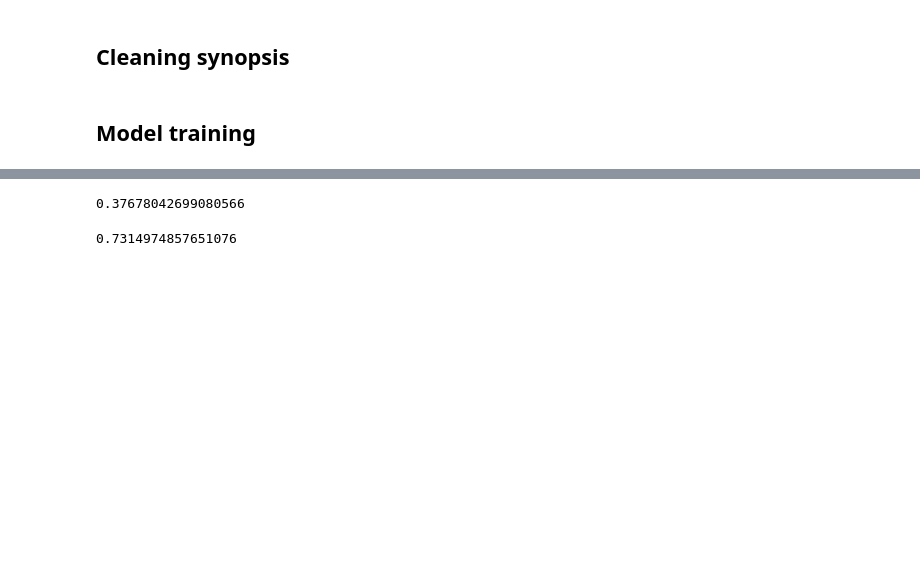
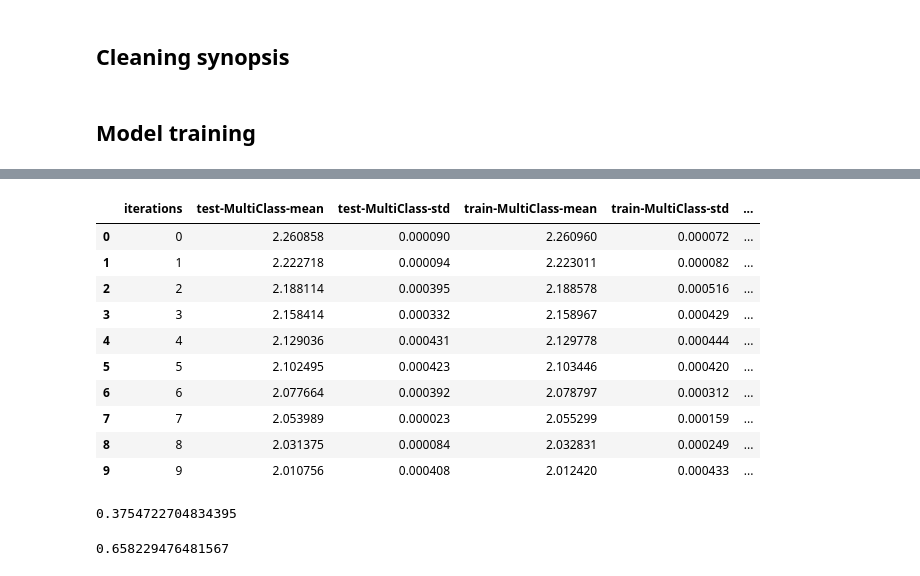
Before and after one commit to HermineGrigoryan/imdb, a Jupyter notebook: catboost_classifier.ipynb, the cells around one changed output, grey strips where cells are left out. Drawn from its saved outputs; the diff is of its cells as text; code cells hidden in the pictures; blank space fills up the shorter version.

```diff
--- a/catboost_classifier.ipynb
+++ b/catboost_classifier.ipynb
@@ -26,7 +15,7 @@ from sklearn.model_selection import RandomizedSearchCV
 # %%
 import functions
 # %%
-imdb_df = pd.read_csv('data/imdb_not_encoded.csv')
+imdb_df = pd.read_csv('data/imdb_encoded.csv')
 # %% [markdown]
 ## Data Preparation
 # %%
@@ -106,3 +88,7 @@ indep_vars = model_df.columns.drop(['imdb_rating', 'imdb_rating_cat', 'page_url'
+# %%
+dep_var = f'imdb_rating_cat'
+indep_vars = ['duration', 'votes', 'release_start', 'release_month',
+                'tv_series', 'title', 'director', 'actors', 'genre']
 # %%
 X = model_df[indep_vars]
 y = model_df[dep_var]
@@ -121,6 +107,6 @@ X_train.shape, X_test.shape
 # %%
 cat_features = ['actors', 'director', 'genre']
-text_features = ['synopsis', 'title']
+text_features = ['title']
 
 train_dataset = Pool(data=X_train,
                      label=y_train,
@@ -132,20 +118,20 @@ eval_dataset = Pool(data=X_test,
                     cat_features=cat_features,
                     text_features=text_features)
 
-params = {"iterations": 100,
+params = {"iterations": 10,
           "depth": 2,
           "loss_function": "MultiClass",
-          "eval_metric": "AUC",
+          "custom_loss": "AUC",
           "verbose": True}
 
-scores = cv(cv_dataset,
+scores = cv(train_dataset,
             params,
             fold_count=2,
             plot="True")
 
 # # Initialize CatBoostClassifier
-# model = CatBoostClassifier(iterations=10,
-#                            learning_rate=0.1,
+# model = CatBoostClassifier(iterations=100,
+#                            learning_rate=0.01,
 #                            depth=5,
 #                            eval_metric='AUC',
 #                            loss_function='MultiClass',
@@ -163,0 +167,14 @@ CatBoostError: Invalid loss_function='AUC': for classifier use Logloss, CrossEnt
+# %%
+scores
+# %% [output]
+|  | iterations | test-MultiClass-mean | test-MultiClass-std | train-MultiClass-mean | train-MultiClass-std | ... |
+| 0 | 0 | 2.260858 | 0.000090 | 2.260960 | 0.000072 | ... |
+| 1 | 1 | 2.222718 | 0.000094 | 2.223011 | 0.000082 | ... |
+| 2 | 2 | 2.188114 | 0.000395 | 2.188578 | 0.000516 | ... |
+| 3 | 3 | 2.158414 | 0.000332 | 2.158967 | 0.000429 | ... |
+| 4 | 4 | 2.129036 | 0.000431 | 2.129778 | 0.000444 | ... |
+| 5 | 5 | 2.102495 | 0.000423 | 2.103446 | 0.000420 | ... |
+| 6 | 6 | 2.077664 | 0.000392 | 2.078797 | 0.000312 | ... |
+| 7 | 7 | 2.053989 | 0.000023 | 2.055299 | 0.000159 | ... |
+| 8 | 8 | 2.031375 | 0.000084 | 2.032831 | 0.000249 | ... |
+| 9 | 9 | 2.010756 | 0.000408 | 2.012420 | 0.000433 | ... |
@@ -164,8 +217,8 @@ CatBoostError: Invalid loss_function='AUC': for classifier use Logloss, CrossEnt
 # %%
 model.score(X_test, y_test)
 # %% [output]
-0.37678042699080566
+0.3754722704834395
 # %%
 roc_auc_score(y_test, model.predict_proba(X_test), multi_class = 'ovr')
 # %% [output]
-0.7314974857651076
+0.658229476481567
```
Also changed, not shown: parts of 13 cells of this notebook, 5 other files.
